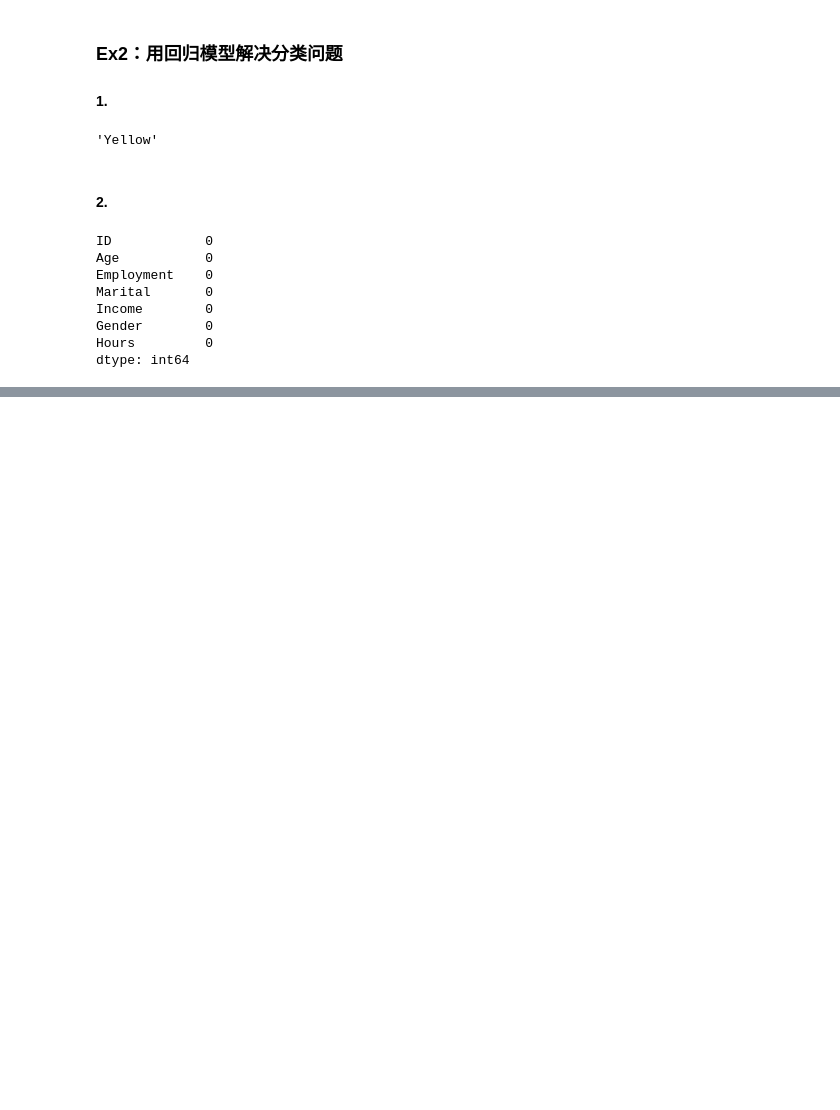
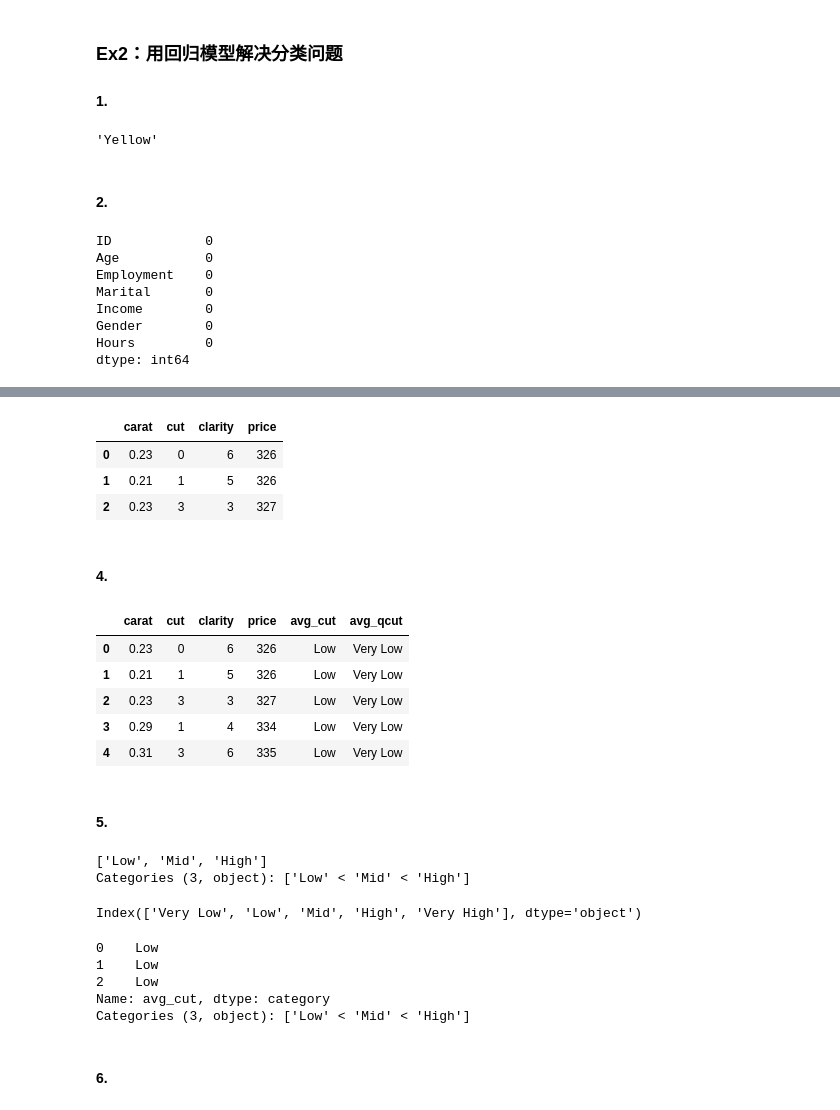
Before and after one commit to datawhalechina/joyful-pandas, a Jupyter notebook: notebook/参考答案.ipynb, the cells around one changed output, grey strips where cells are left out. Cells and saved outputs as stored; diff of their text form; code cells hidden in the pictures; blank space fills up the shorter version.

```diff
--- a/notebook/参考答案.ipynb
+++ b/notebook/参考答案.ipynb
@@ -701,0 +817,5 @@ dtype: int64
+# %%
+df.cut = df.cut.astype('category').cat.reorder_categories(['Fair', 'Good', 'Very Good', 'Premium', 'Ideal'],ordered=True)
+df.clarity = df.clarity.astype('category').cat.reorder_categories(['I1', 'SI2', 'SI1', 'VS2', 'VS1', 'VVS2', 'VVS1', 'IF'],ordered=True)
+res = df.sort_values(['cut', 'clarity'], ascending=[False, True])
+res.head(3)
@@ -701,0 +836,53 @@ dtype: int64
+# %%
+df.cut = df.cut.cat.reorder_categories(df.cut.cat.categories[::-1])
+df.clarity = df.clarity.cat.reorder_categories(df.clarity.cat.categories[::-1])
+# %%
+df.cut = df.cut.cat.codes # 方法一：利用cat.codes
+# %%
+clarity_cat = df.clarity.cat.categories
+df.clarity = df.clarity.replace(dict(zip(clarity_cat, np.arange(len(clarity_cat))))) # 方法二：使用replace映射
+# %%
+df.head(3)
+# %% [output]
+|  | carat | cut | clarity | price |
+| 0 | 0.23 | 0 | 6 | 326 |
+| 1 | 0.21 | 1 | 5 | 326 |
+| 2 | 0.23 | 3 | 3 | 327 |
+# %% [markdown]
+#### 4.
+# %%
+q = [0, 0.2, 0.4, 0.6, 0.8, 1]
+point = [-np.infty, 1000, 3500, 5500, 18000, np.infty]
+avg = df.price / df.carat
+df['avg_cut'] = pd.cut(avg, bins=point, labels=['Very Low', 'Low', 'Mid', 'High', 'Very High'])
+df['avg_qcut'] = pd.qcut(avg, q=q, labels=['Very Low', 'Low', 'Mid', 'High', 'Very High'])
+df.head()
+# %% [output]
+|  | carat | cut | clarity | price | avg_cut | avg_qcut |
+| 0 | 0.23 | 0 | 6 | 326 | Low | Very Low |
+| 1 | 0.21 | 1 | 5 | 326 | Low | Very Low |
+| 2 | 0.23 | 3 | 3 | 327 | Low | Very Low |
+| 3 | 0.29 | 1 | 4 | 334 | Low | Very Low |
+| 4 | 0.31 | 3 | 6 | 335 | Low | Very Low |
+# %% [markdown]
+#### 5.
+# %%
+df.avg_cut.unique()
+# %% [output]
+['Low', 'Mid', 'High']
+Categories (3, object): ['Low' < 'Mid' < 'High']
+# %%
+df.avg_cut.cat.categories
+# %% [output]
+Index(['Very Low', 'Low', 'Mid', 'High', 'Very High'], dtype='object')
+# %%
+df.avg_cut = df.avg_cut.cat.remove_categories(['Very Low', 'Very High'])
+df.avg_cut.head(3)
+# %% [output]
+0    Low
+1    Low
+2    Low
+Name: avg_cut, dtype: category
+Categories (3, object): ['Low' < 'Mid' < 'High']
+# %% [markdown]
+#### 6.
```
Also changed, not shown: parts of 51 cells of this notebook, 1 other file.
